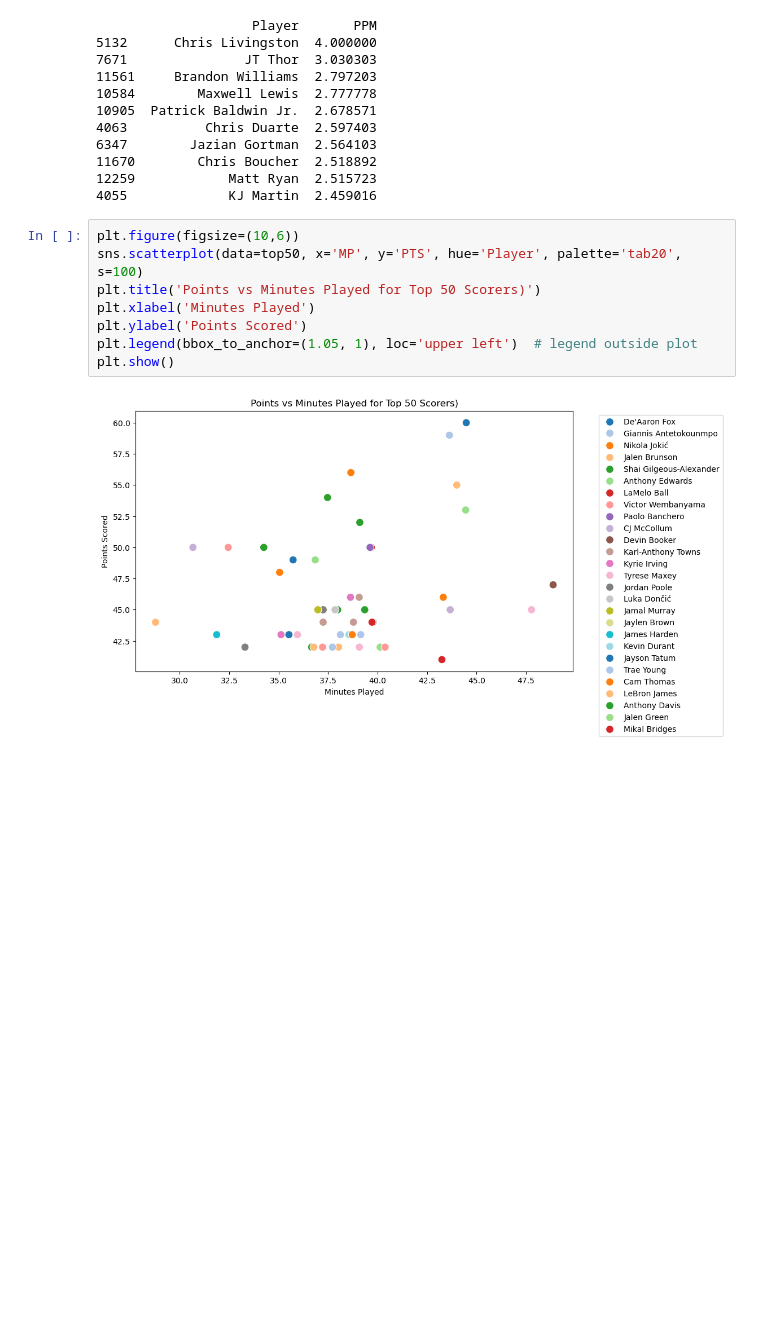
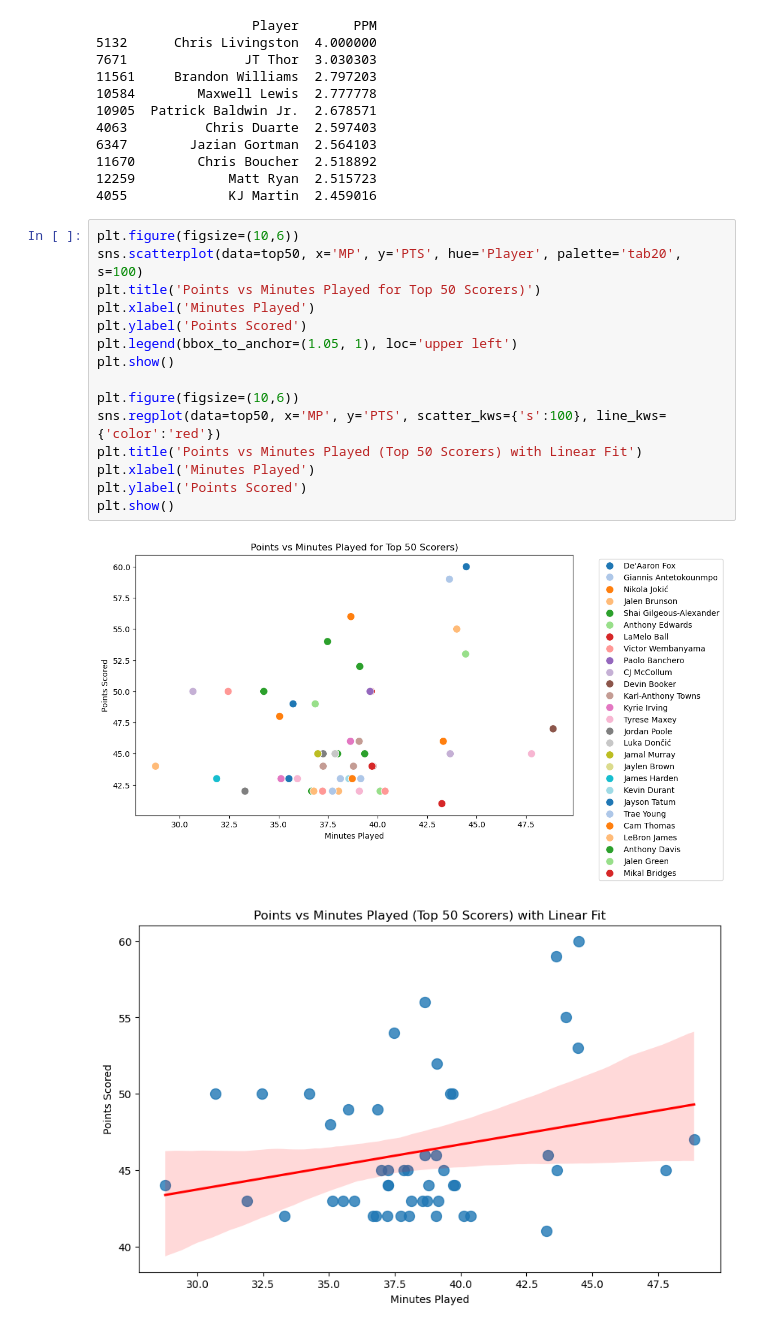
Before and after one commit to UCB-stat-159-f25/final-group16, a Jupyter notebook: 02_minutes_vs_scoring.ipynb, the cells around one changed output. Saved outputs shown, nothing was run; the diff lists cells and outputs as text; blank space fills up the shorter version.

```diff
--- a/02_minutes_vs_scoring.ipynb
+++ b/02_minutes_vs_scoring.ipynb
@@ -55,10 +55,18 @@ top50 = df.sort_values(by='PTS', ascending=False).head(50)
 # %%
 plt.figure(figsize=(10,6))
 sns.scatterplot(data=top50, x='MP', y='PTS', hue='Player', palette='tab20', s=100)
 plt.title('Points vs Minutes Played for Top 50 Scorers)')
 plt.xlabel('Minutes Played')
 plt.ylabel('Points Scored')
-plt.legend(bbox_to_anchor=(1.05, 1), loc='upper left')  # legend outside plot
+plt.legend(bbox_to_anchor=(1.05, 1), loc='upper left')
 plt.show()
+
+plt.figure(figsize=(10,6))
+sns.regplot(data=top50, x='MP', y='PTS', scatter_kws={'s':100}, line_kws={'color':'red'})
+plt.title('Points vs Minutes Played (Top 50 Scorers) with Linear Fit')
+plt.xlabel('Minutes Played')
+plt.ylabel('Points Scored')
+plt.show()
 # %% [output]
 [figure]
+[figure, added]
```
Also changed, not shown: parts of 4 cells of this notebook.
